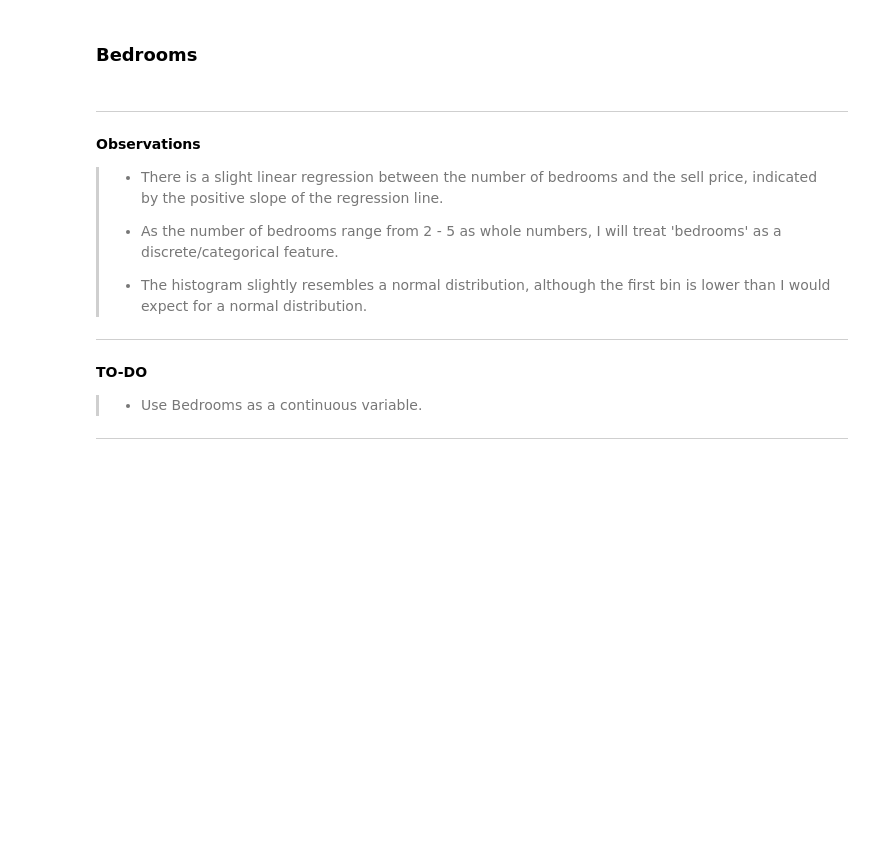
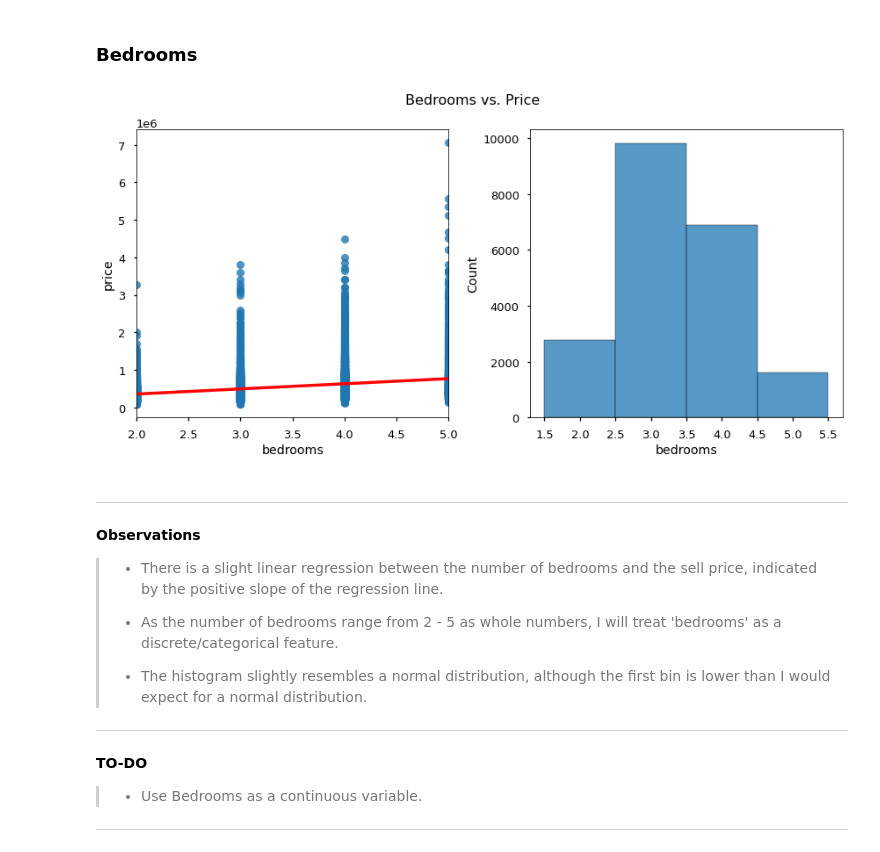
Before and after one commit to BenJMcCarty/BMC_KC_Housing_P2Project_v2, a Jupyter notebook: P2Pv2_now_w_pipes.ipynb, the cells around one changed output. Cells and saved outputs as stored; diff of their text form; code cells hidden in the pictures; blank space fills up the shorter version.

```diff
--- a/P2Pv2_now_w_pipes.ipynb
+++ b/P2Pv2_now_w_pipes.ipynb
@@ -858,7 +831,9 @@ As part of the function to create the plots, I include my function to ignore any
 # %% [markdown]
 ### Bedrooms
 # %%
-# show_cleaned_vis(df,"bedrooms", discrete=True, kde = False)
+show_cleaned_vis(data=df,x='bedrooms', categorical=True, kde = False)
+# %% [output]
+[figure, added]
 # %% [markdown]
 ***
 **Observations**
```
Also changed, not shown: parts of 124 cells of this notebook, 1 other file.
